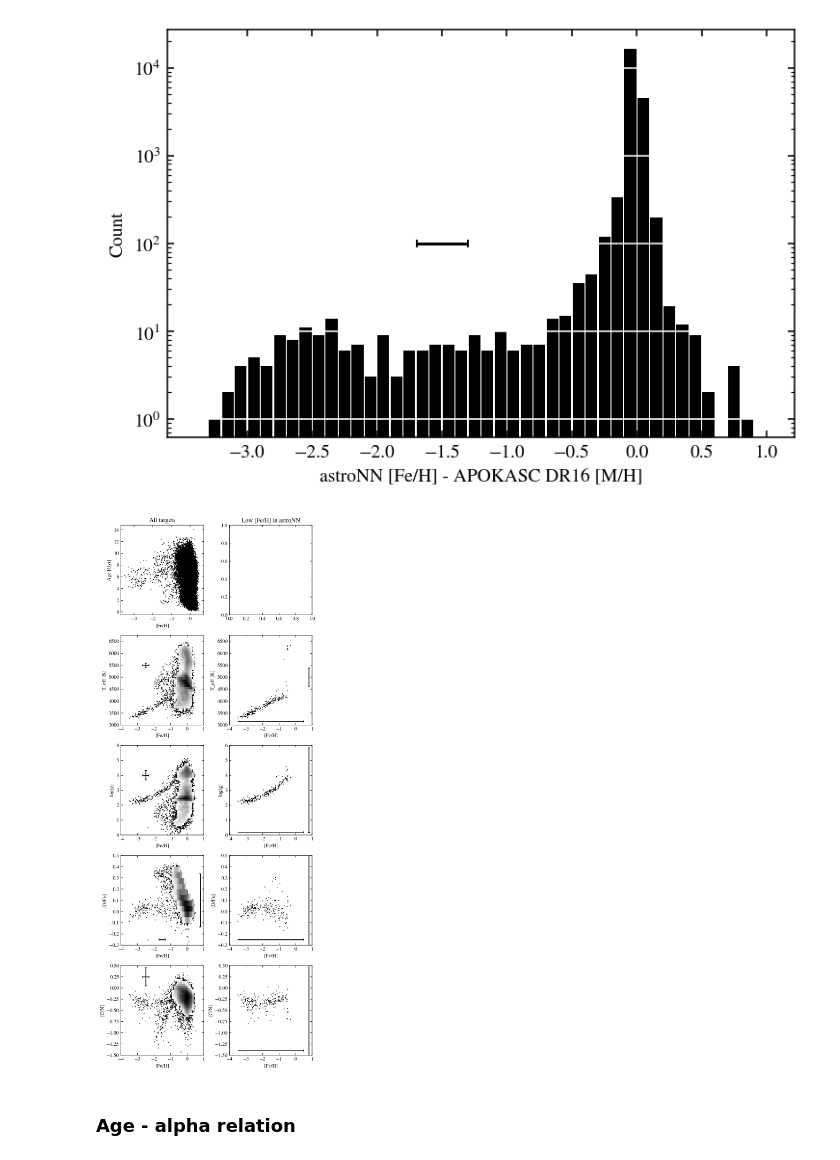
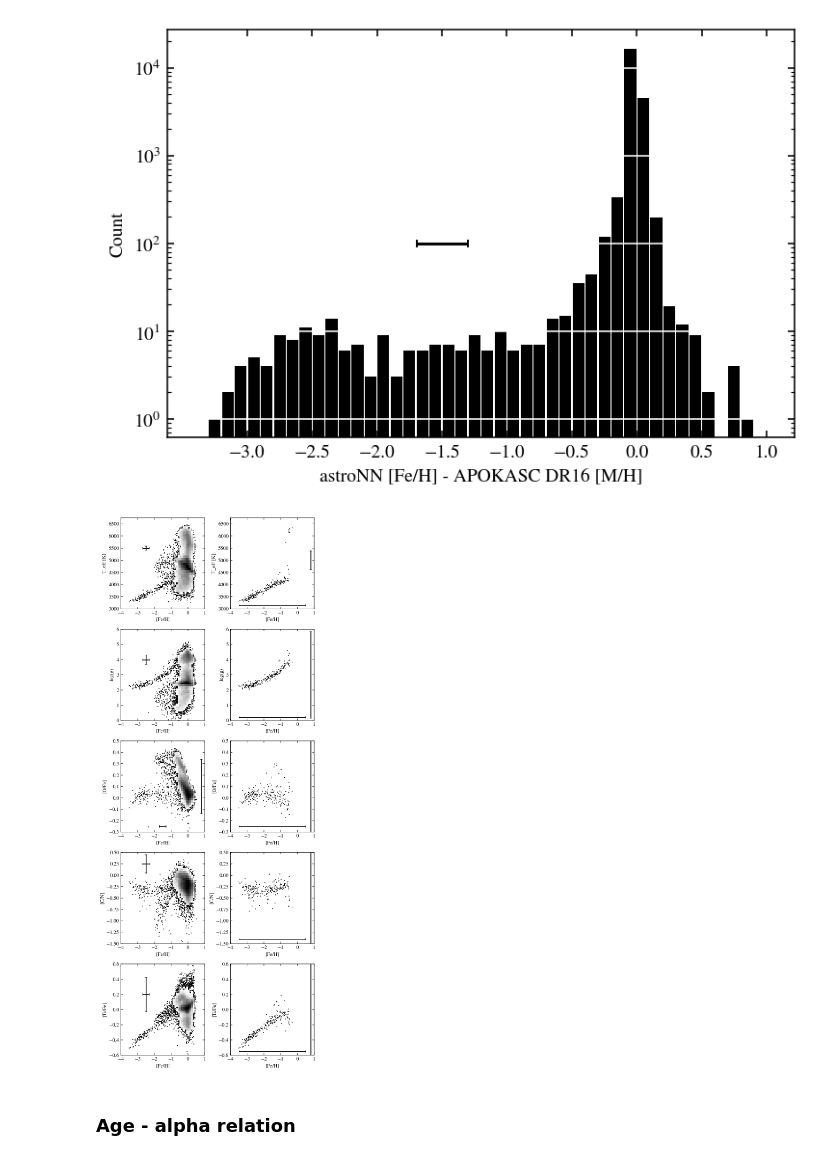
Before and after one commit to lodubay/first-year-project, a Jupyter notebook: compare_datasets.ipynb, the cells around one changed output. Drawn from its saved outputs; the diff is of its cells as text; code cells hidden in the pictures.

Commit message:
added [Ti/Fe] astroNN comparison

```diff
--- a/compare_datasets.ipynb
+++ b/compare_datasets.ipynb
@@ -110,6 +110,8 @@ stellar_params['ASTRONN_C_N'] = stellar_params['ASTRONN_C_H'] - stellar_params['
 stellar_params['ASTRONN_C_N_ERR'] = quad_add(stellar_params['ASTRONN_C_H_ERR'], stellar_params['ASTRONN_N_H_ERR'])
 stellar_params['ASTRONN_O_FE'] = stellar_params['ASTRONN_O_H'] - stellar_params['ASTRONN_FE_H']
 stellar_params['ASTRONN_O_FE_ERR'] = quad_add(stellar_params['ASTRONN_O_H_ERR'], stellar_params['ASTRONN_FE_H_ERR'])
+stellar_params['ASTRONN_TI_FE'] = stellar_params['ASTRONN_TI_H'] - stellar_params['ASTRONN_FE_H']
+stellar_params['ASTRONN_TI_FE_ERR'] = quad_add(stellar_params['ASTRONN_TI_H_ERR'], stellar_params['ASTRONN_FE_H_ERR'])
 print('Done!')
 print(stellar_params)
 # %% [output]
@@ -379,18 +375,8 @@ low_fe = metals[metals['ASTRONN_FE_H'] - metals['DR16_M_H_COR'] < -0.5]
 
 fig, axs = plt.subplots(5, 2, figsize=(6, 15), tight_layout=True)
 
-# Age
+# Teff
 ax = axs[0,0]
-ax.set_title('All targets')
-ax.scatter(metals['ASTRONN_FE_H'], metals['ASTRONN_AGE'], c='k', s=.5)
-ax.set_xlabel('[Fe/H]')
-ax.set_ylabel('Age [Gyr]')
-
-ax = axs[0,1]
-ax.set_title('Low [Fe/H] in astroNN')
-
-# Teff
-ax = axs[1,0]
 ax.scatter(metals['ASTRONN_FE_H'], metals['ASTRONN_TEFF'], c='k', s=.5)
 ax.hist2d(metals['ASTRONN_FE_H'], metals['ASTRONN_TEFF'],
           bins=[np.arange(-4, 1.1, 0.1), np.arange(3000, 6600, 100)],
@@ -404,7 +390,7 @@ ax.set_ylim((3000, 6750))
 ax.set_xlabel('[Fe/H]')
 ax.set_ylabel('T_eff [K]')
 
-ax = axs[1,1]
+ax = axs[0,1]
 ax.scatter(low_fe['ASTRONN_FE_H'], low_fe['ASTRONN_TEFF'], c='k', s=.5)
 ax.errorbar(-1.5, 3150,
             xerr=rms(low_fe['ASTRONN_FE_H_ERR']),
@@ -418,7 +404,7 @@ ax.set_xlabel('[Fe/H]')
 ax.set_ylabel('T_eff [K]')
 
 # log(g)
-ax = axs[2,0]
+ax = axs[1,0]
 ax.scatter(metals['ASTRONN_FE_H'], metals['ASTRONN_LOGG'], c='k', s=.5)
 ax.hist2d(metals['ASTRONN_FE_H'], metals['ASTRONN_LOGG'],
           bins=[np.arange(-4, 1.1, 0.1), np.arange(0, 5.1, 0.1)],
@@ -432,7 +418,7 @@ ax.set_ylim((0, 6))
 ax.set_xlabel('[Fe/H]')
 ax.set_ylabel('log(g)')
 
-ax = axs[2,1]
+ax = axs[1,1]
 ax.scatter(low_fe['ASTRONN_FE_H'], low_fe['ASTRONN_LOGG'], c='k', s=.5)
 ax.errorbar(-1.5, 0.2,
             xerr=rms(low_fe['ASTRONN_FE_H_ERR']),
@@ -446,10 +432,10 @@ ax.set_xlabel('[Fe/H]')
 ax.set_ylabel('log(g)')
 
 # [O/Fe]
-ax = axs[3,0]
+ax = axs[2,0]
 ax.scatter(metals['ASTRONN_FE_H'], metals['ASTRONN_O_FE'], c='k', s=.5)
 ax.hist2d(metals['ASTRONN_FE_H'], metals['ASTRONN_O_FE'],
-          bins=[np.arange(-4, 1.1, 0.1), np.arange(-0.3, 0.55, 0.05)],
+          bins=[np.arange(-4, 1.1, 0.1), np.arange(-0.3, 0.52, 0.02)],
           cmap='Greys', norm=colors.LogNorm(), cmin=10)
 ax.errorbar(-1.5, -0.25,
             xerr=rms(metals['ASTRONN_FE_H_ERR']),
@@ -462,7 +448,7 @@ ax.set_ylim((-0.3, 0.5))
 ax.set_xlabel('[Fe/H]')
 ax.set_ylabel('[O/Fe]')
 
-ax = axs[3,1]
+ax = axs[2,1]
 ax.scatter(low_fe['ASTRONN_FE_H'], low_fe['ASTRONN_O_FE'], c='k', s=.5)
 ax.errorbar(-1.5, -0.25,
             xerr=rms(low_fe['ASTRONN_FE_H_ERR']),
@@ -476,36 +462,64 @@ ax.set_xlabel('[Fe/H]')
 ax.set_ylabel('[O/Fe]')
 
 # [C/N]
-ax = axs[4,0]
+ax = axs[3,0]
 ax.scatter(metals['ASTRONN_FE_H'], metals['ASTRONN_C_N'], c='k', s=.5)
 ax.hist2d(metals['ASTRONN_FE_H'], metals['ASTRONN_C_N'],
           bins=[np.arange(-4, 1.1, 0.1), np.arange(-1.5, 0.55, 0.05)],
           cmap='Greys', norm=colors.LogNorm(), cmin=10)
 ax.errorbar(-2.5, 0.25,
             xerr=rms(metals['ASTRONN_FE_H_ERR']),
             yerr=rms(metals['ASTRONN_C_N_ERR']),
             c='k', capsize=2)
 ax.set_xlim((-4, 1))
 ax.set_ylim((-1.5, 0.5))
 ax.set_xlabel('[Fe/H]')
 ax.set_ylabel('[C/N]')
 
-ax = axs[4,1]
+ax = axs[3,1]
 ax.scatter(low_fe['ASTRONN_FE_H'], low_fe['ASTRONN_C_N'], c='k', s=.5)
 ax.errorbar(-1.5, -1.4,
             xerr=rms(low_fe['ASTRONN_FE_H_ERR']),
             c='k', capsize=2)
 ax.errorbar(0.8, -0.5,
             yerr=rms(low_fe['ASTRONN_C_N_ERR']),
             c='k', capsize=2)
 ax.set_xlim((-4, 1))
 ax.set_ylim((-1.5, 0.5))
 ax.set_xlabel('[Fe/H]')
 ax.set_ylabel('[C/N]')
 
+# [Ti/Fe]
+ax = axs[4,0]
+ax.scatter(metals['ASTRONN_FE_H'], metals['ASTRONN_TI_FE'], c='k', s=.5)
+ax.hist2d(metals['ASTRONN_FE_H'], metals['ASTRONN_TI_FE'],
+          bins=[np.arange(-4, 1.1, 0.1), np.arange(-0.6, 0.62, 0.02)],
+          cmap='Greys', norm=colors.LogNorm(), cmin=10)
+ax.errorbar(-2.5, 0.2,
+            xerr=rms(metals['ASTRONN_FE_H_ERR']),
+            yerr=rms(metals['ASTRONN_TI_FE_ERR']),
+            c='k', capsize=2)
+ax.set_xlim((-4, 1))
+ax.set_ylim((-0.6, 0.6))
+ax.set_xlabel('[Fe/H]')
+ax.set_ylabel('[Ti/Fe]')
+
+ax = axs[4,1]
+ax.scatter(low_fe['ASTRONN_FE_H'], low_fe['ASTRONN_TI_FE'], c='k', s=.5)
+ax.errorbar(-1.5, -0.55,
+            xerr=rms(low_fe['ASTRONN_FE_H_ERR']),
+            c='k', capsize=2)
+ax.errorbar(0.8, 0,
+            yerr=rms(low_fe['ASTRONN_TI_FE_ERR']),
+            c='k', capsize=2)
+ax.set_xlim((-4, 1))
+ax.set_ylim((-0.6, 0.6))
+ax.set_xlabel('[Fe/H]')
+ax.set_ylabel('[Ti/Fe]')
+
 plt.show()
 # %% [output]
-[figure, old version]
+[figure, new version]
 # %% [markdown]
 ### Age - alpha relation
 # %%
```
Also changed, not shown: parts of 4 cells of this notebook.
